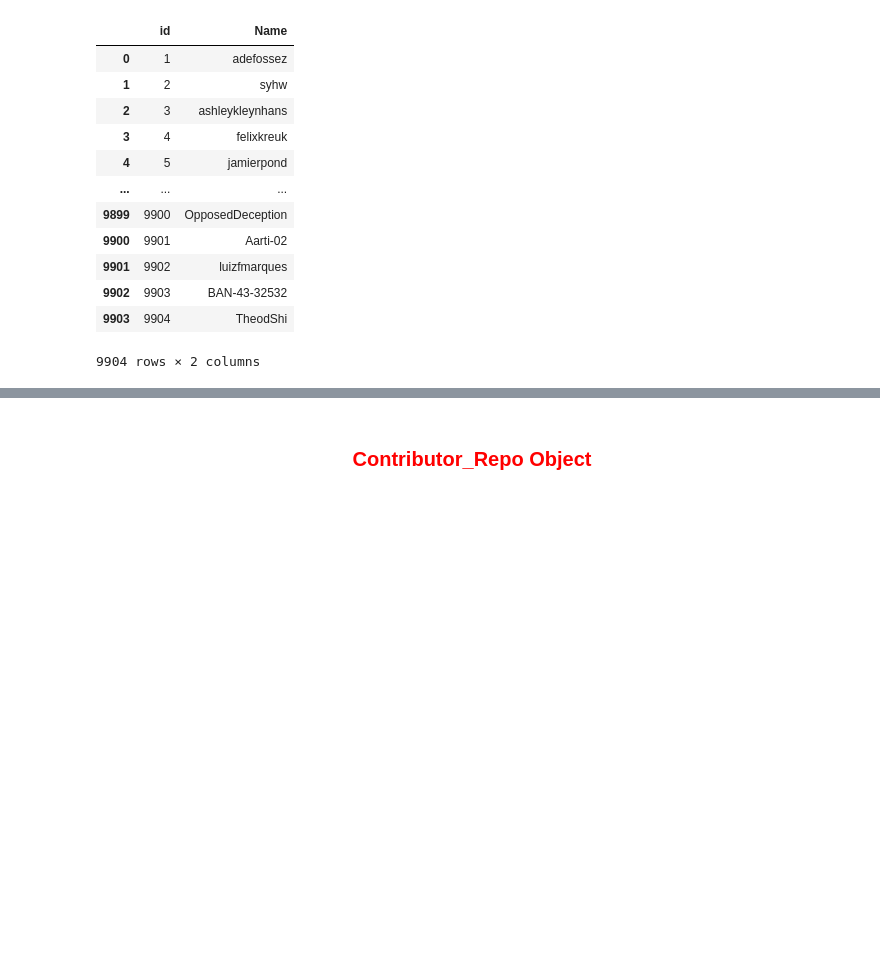
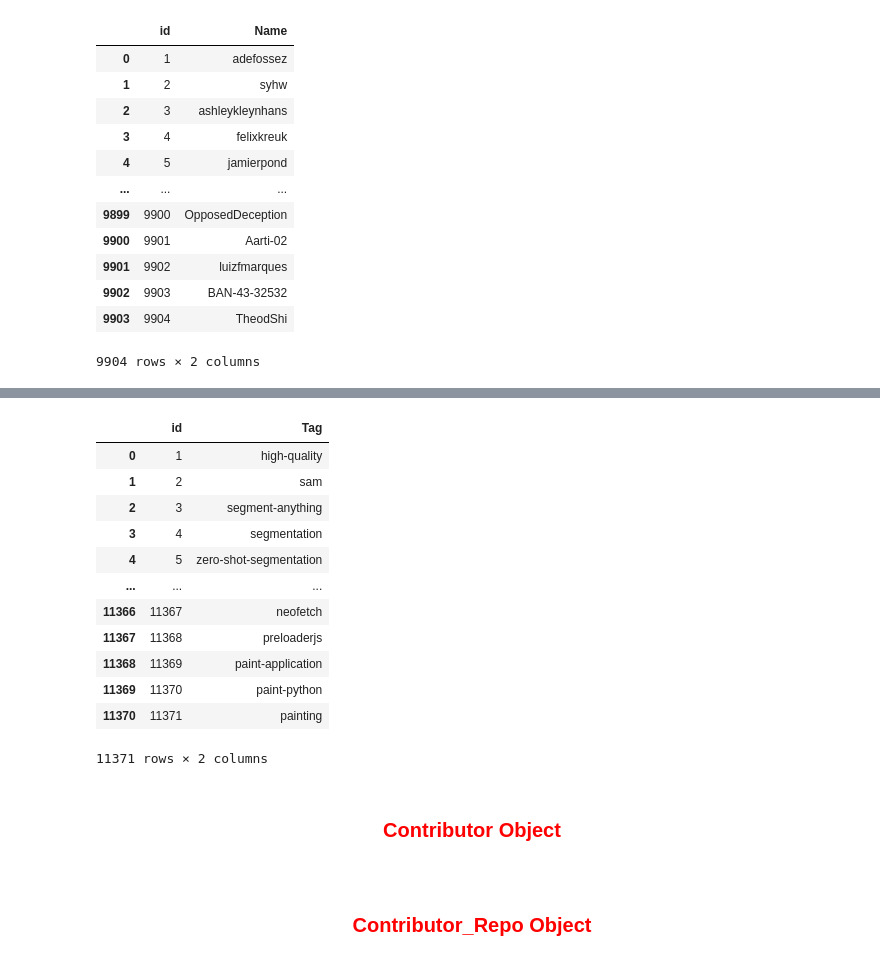
Before and after one commit to yassinessadi/data-engineer-youcode, a Jupyter notebook: Brief_github_Database/database_storage.ipynb, the cells around one changed output, grey strips where cells are left out. Drawn from its saved outputs; the diff is of its cells as text; code cells hidden in the pictures; blank space fills up the shorter version.

```diff
--- a/Brief_github_Database/database_storage.ipynb
+++ b/Brief_github_Database/database_storage.ipynb
@@ -104,0 +136,34 @@ Contributor_df
+# %%
+Tags_dict = []
+for index,tag in df_repos.iterrows():
+    for x in ast.literal_eval(tag.topics):
+        Tags_dict.append(x)
+
+List_Tags = pd.DataFrame.from_dict(Tags_dict).rename(columns={0:"Tags"})
+
+df_Tags_0 = pd.DataFrame.from_dict(List_Tags['Tags'].unique().tolist()).rename(columns={0:"Tags"})
+
+Tag_dict = []
+for index,x in df_Tags_0.iterrows():
+    #print(index + 1,x.Owners)
+    index = index + 1
+    Tag_dict.append({'id':index,'Tag':x.Tags})
+
+df_Tags = pd.DataFrame.from_dict(Tag_dict)
+df_Tags
+# %% [output]
+|  | id | Tag |
+| 0 | 1 | high-quality |
+| 1 | 2 | sam |
+| 2 | 3 | segment-anything |
+| 3 | 4 | segmentation |
+| 4 | 5 | zero-shot-segmentation |
+| ... | ... | ... |
+| 11366 | 11367 | neofetch |
+| 11367 | 11368 | preloaderjs |
+| 11368 | 11369 | paint-application |
+| 11369 | 11370 | paint-python |
+| 11370 | 11371 | painting |
+11371 rows × 2 columns
+# %% [markdown]
+# <p style="color:red;text-align:center;font-size:20px">Contributor Object<p>
```
Also changed, not shown: parts of 15 cells of this notebook, 1 other file.
